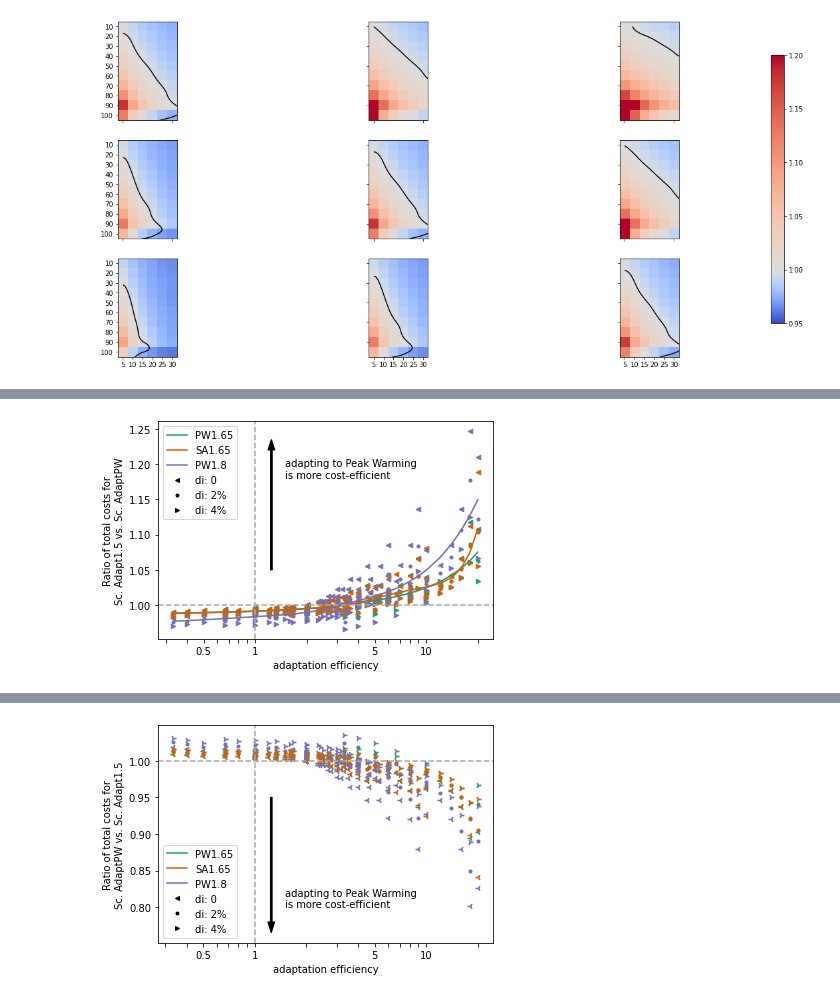
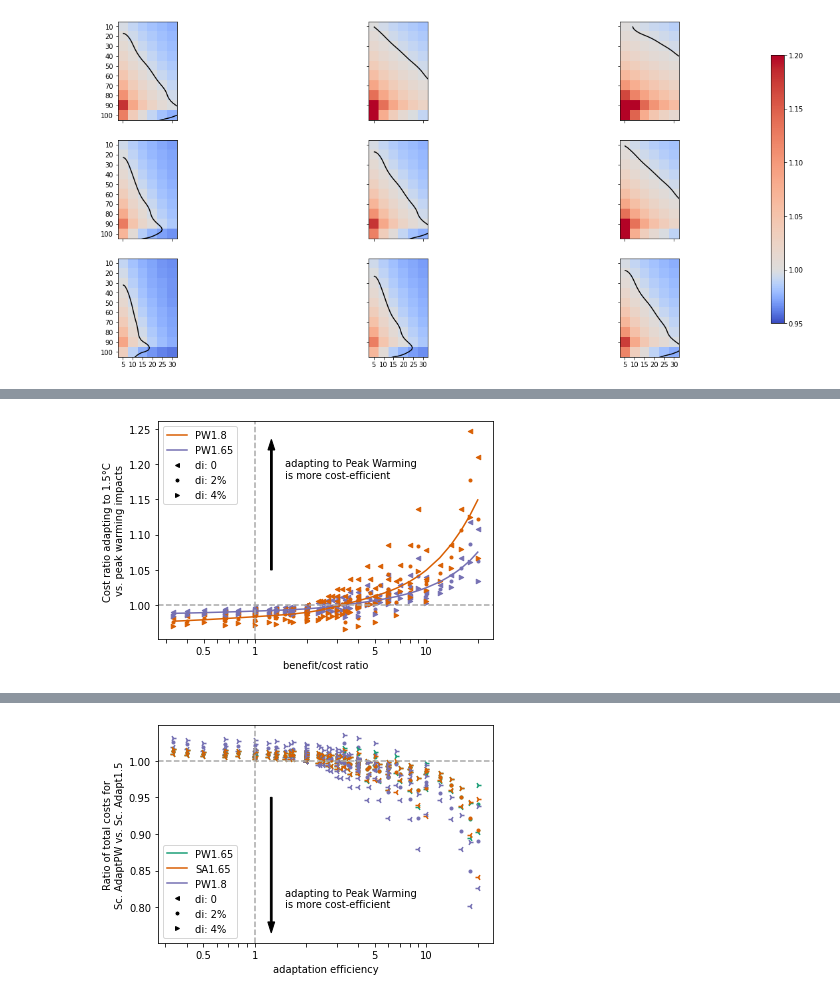
Before and after one commit to qlejeune/Overshoot-analyses, a Jupyter notebook: adaptation_analysis.ipynb, the cells around one changed output, grey strips where cells are left out. Saved outputs shown, nothing was run; the diff lists cells and outputs as text; code cells hidden in the pictures.

```diff
--- a/adaptation_analysis.ipynb
+++ b/adaptation_analysis.ipynb
@@ -24,7 +24,7 @@ array([2020, 2021, 2022, 2023, 2024, 2025, 2026, 2027, 2028, 2029, 2030,
 # %%
 # Define GMT scenarios
 
-scens = ["Ref1.5", "PW1.65", "SA1.65", "PW1.8"]
+scens = ["Ref1.5", "PW1.65", "SA1.65", "PW1.8", "SA1.8"]
 
 PW = 1.65
 W_2020 = 1.2
@@ -43,7 +43,7 @@ for sc in range(len(scens)):
                 GMT[sc,i] = 1.5
             elif scens[sc] == "PW1.65" or scens[sc] == "SA1.65":
                 GMT[sc,i] = PW - (yr_PW-years[i])*(PW-1.5)/(yr_PW-yr_15_befov)
-            elif scens[sc] == "PW1.8":
+            elif scens[sc] == "PW1.8" or scens[sc] == "SA1.8":
                 GMT[sc,i] = 1.8 - (yr_PW-years[i])*(1.8-1.5)/(yr_PW-yr_15_befov)
         elif years[i] > yr_PW and years[i] <= yr_15_aftov:
             if scens[sc] == "Ref1.5":
@@ -54,6 +54,8 @@ for sc in range(len(scens)):
                 GMT[sc,i] = 1.65
             elif scens[sc] == "PW1.8":
                 GMT[sc,i] = 1.8 - (years[i]-yr_PW)*(1.8-1.5)/(yr_15_aftov-yr_PW)
+            elif scens[sc] == "SA1.8":
+                GMT[sc,i] = 1.8
         elif years[i] > 2060:
             if scens[sc] == "PW1.65" or scens[sc] == "Ref1.5":
                 GMT[sc,i] = 1.5
@@ -61,6 +63,8 @@ for sc in range(len(scens)):
                 GMT[sc,i] = 1.65
             elif scens[sc] == "PW1.8":
                 GMT[sc,i] = 1.5
+            elif scens[sc] == "SA1.8":
+                GMT[sc,i] = 1.8
 # %%
 # Plot the GMT trajectories
 
@@ -466,8 +572,8 @@ plt.colorbar(cax=cax)
 # %%
 # CLEAN
 
-# Plot the main figure of the box
-
+# Plot the SI figure of the box that is similar to the main one, but with several discount rates
+# Economic growth rate set to 2%
 
 ## Re-order the array ratio_costs_options to have values for each adaptation efficiency value
 
@@ -491,15 +597,13 @@ q=np.linspace(0, 1, knot_numbers+2)[1:-1]
 knots = np.quantile(ad_eff, q)
 
 t1,c1,k1 = interpolate.splrep(ad_eff[ind], ratio_reordered[1,1,1,ind], t=knots)
-t2,c2,k2 = interpolate.splrep(ad_eff[ind], ratio_reordered[2,1,1,ind], t=knots)
 t3,c3,k3 = interpolate.splrep(ad_eff[ind], ratio_reordered[3,1,1,ind], t=knots)
 
 
 ## Create legend
 
-legend_elements = [Line2D([0], [0], color='#1b9e77', label='PW1.65'),
-                   Line2D([0], [0], color='#d95f02', label='SA1.65'),
-                   Line2D([0], [0], color='#7570b3', label='PW1.8'),
+legend_elements = [Line2D([0], [0], color='#d95f02', label='PW1.8'),
+                   Line2D([0], [0], color='#7570b3', label='PW1.65'),
                    Line2D([0], [0], marker='<', color='w', label='di: 0',
                           markeredgecolor='k', markerfacecolor='k', markersize=4),
                    Line2D([0], [0], marker='.', color='w', label='di: 2%',
@@ -507,48 +611,44 @@ legend_elements = [Line2D([0], [0], color='#1b9e77', label='PW1.65'),
                    Line2D([0], [0], marker='>', color='w', label='di: 4%',
                           markeredgecolor='k', markerfacecolor='k', markersize=4)]
 
 
 ## Plot the ratio of total costs for the 3 scenarios and 3 values of discount rate
 ## Economic growth set to 2%.
 
 plt.figure()
 
-plt.scatter(np.log10(ad_eff),ratio_reordered[1,0,1,:], color='#1b9e77', marker='<', s=20)
-plt.scatter(np.log10(ad_eff),ratio_reordered[2,0,1,:], color='#d95f02', marker='<', s=20)
-plt.scatter(np.log10(ad_eff),ratio_reordered[3,0,1,:], color='#7570b3', marker='<', s=20)
+plt.scatter(np.log10(ad_eff),ratio_reordered[1,0,1,:], color='#7570b3', marker='<', s=20)
+plt.scatter(np.log10(ad_eff),ratio_reordered[3,0,1,:], color='#d95f02', marker='<', s=20)
 
-plt.scatter(np.log10(ad_eff),ratio_reordered[1,1,1,:], color='#1b9e77', marker='.')
-plt.scatter(np.log10(ad_eff),ratio_reordered[2,1,1,:], color='#d95f02', marker='.')
-plt.scatter(np.log10(ad_eff),ratio_reordered[3,1,1,:], color='#7570b3', marker='.')
+plt.scatter(np.log10(ad_eff),ratio_reordered[1,1,1,:], color='#7570b3', marker='.')
+plt.scatter(np.log10(ad_eff),ratio_reordered[3,1,1,:], color='#d95f02', marker='.')
 
-plt.scatter(np.log10(ad_eff),ratio_reordered[1,2,1,:], color='#1b9e77', marker='>', s=20)
-plt.scatter(np.log10(ad_eff),ratio_reordered[2,2,1,:], color='#d95f02', marker='>', s=20)
-plt.scatter(np.log10(ad_eff),ratio_reordered[3,2,1,:], color='#7570b3', marker='>', s=20)
+plt.scatter(np.log10(ad_eff),ratio_reordered[1,2,1,:], color='#7570b3', marker='>', s=20)
+plt.scatter(np.log10(ad_eff),ratio_reordered[3,2,1,:], color='#d95f02', marker='>', s=20)
 
 xticks = np.log10([0.3,0.4,0.5,0.6,0.7,0.8,0.9,1,2,3,4,5,6,7,8,9,10,20])
 xticks_labels = ['','','0.5','','','','','1','','','','5','','','','','10','']
 plt.xticks(ticks=xticks, labels=xticks_labels)
 
 yfit1 = interpolate.BSpline(t1,c1,k1)(ad_eff[ind])
-yfit2 = interpolate.BSpline(t2,c2,k2)(ad_eff[ind])
 yfit3 = interpolate.BSpline(t3,c3,k3)(ad_eff[ind])
-plt.plot(np.log10(ad_eff[ind]), yfit1, c='#1b9e77')
-plt.plot(np.log10(ad_eff[ind]), yfit2, c='#d95f02')
-plt.plot(np.log10(ad_eff[ind]), yfit3, c='#7570b3')
+plt.plot(np.log10(ad_eff[ind]), yfit1, c='#7570b3')
+plt.plot(np.log10(ad_eff[ind]), yfit3, c='#d95f02')
 
-plt.xlabel('adaptation efficiency')
-plt.ylabel('Ratio of total costs for\nSc. Adapt1.5 vs. Sc. AdaptPW')
+plt.xlabel('benefit/cost ratio')
+plt.ylabel('Cost ratio adapting to 1.5°C \nvs. peak warming impacts')
 
 plt.arrow(np.log(1.1),1.05,0,0.17, width=0.01, head_length=0.015, head_width=0.04, color='k')
 plt.text(np.log10(1.5),1.18,'adapting to Peak Warming\nis more cost-efficient')
 
 plt.legend(handles=legend_elements)
 
 plt.axhline(1.00, color='darkgrey', linestyle='dashed')
 plt.axvline(0.0, color='darkgrey', linestyle='dashed')
 
-plt.savefig(fname="main_figure_box.pdf")
+plt.savefig(fname="main_figure_box_discount.pdf")
+plt.savefig(fname="main_figure_box_discount.png")
 plt.show()
 # %% [output]
-[figure, old version]
+[figure, new version]
 # %%
```
Also changed, not shown: parts of 8 cells of this notebook.
